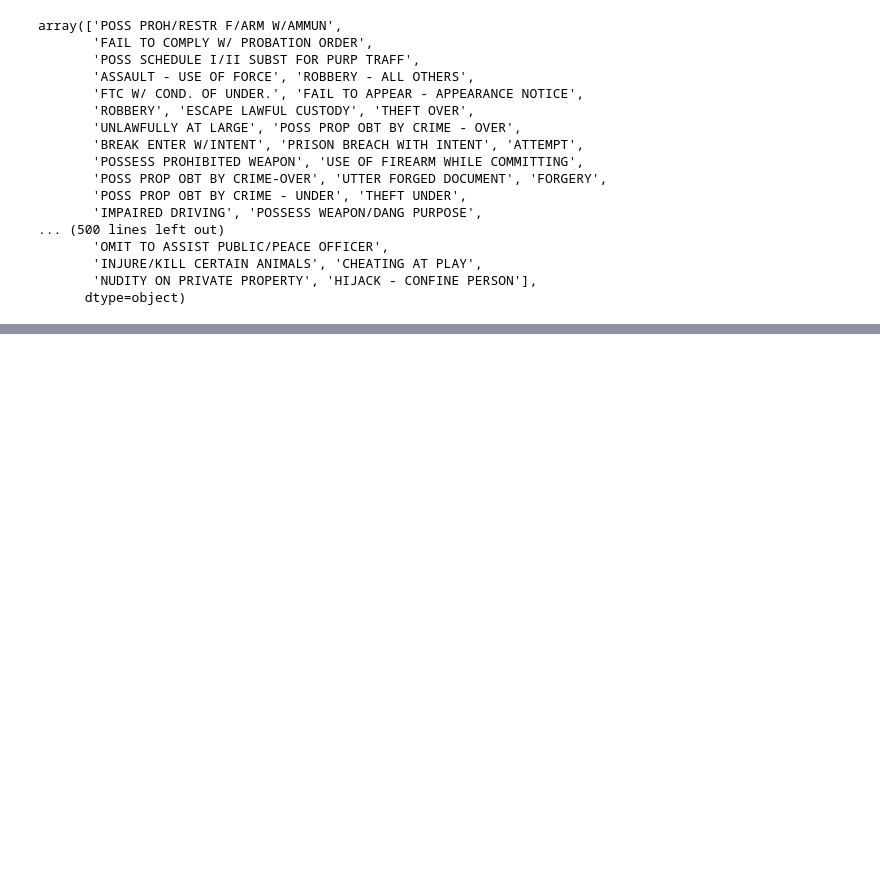
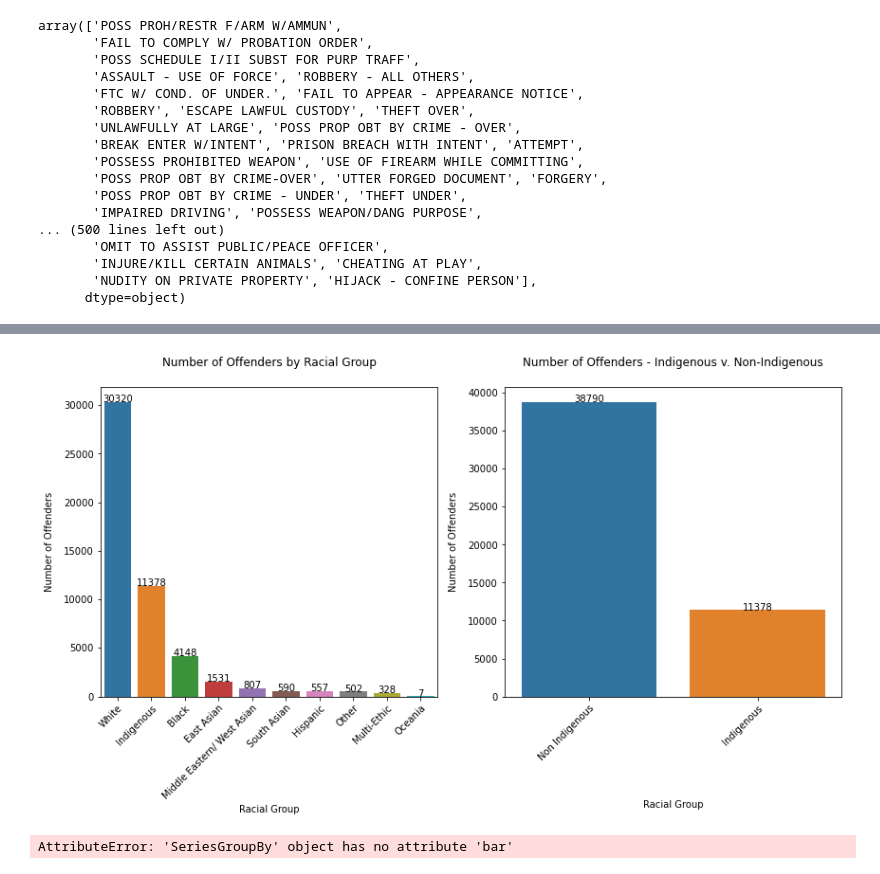
Before and after one commit to anastasiabizyayeva/Bias_Behind_Bars, a Jupyter notebook: EDA.ipynb, the cells around one changed output, grey strips where cells are left out. Drawn from its saved outputs; the diff is of its cells as text; code cells hidden in the pictures; blank space fills up the shorter version.

Commit message:
defined function for adding values to graphs

```diff
--- a/EDA.ipynb
+++ b/EDA.ipynb
@@ -123,0 +131,3 @@ Let's get a sense of how many individual records vs. offenders in the dataset.
+# %%
+df_off = df.groupby(['OFFENDER NUMBER', 'RACE GROUPING', 'RACIAL CATEGORY'])['OFFENCE ID'].count().reset_index()
+df_off.head()
@@ -123,0 +141,45 @@ Let's get a sense of how many individual records vs. offenders in the dataset.
+# %%
+sns.color_palette("colorblind")
+
+def show_values_on_bars(axis):
+    def _show_on_single_plot(ax):
+        for p in ax.patches:
+            _x = p.get_x() + p.get_width() / 2
+            _y = p.get_y() + p.get_height()
+            value = '{:}'.format(p.get_height())
+            ax.text(_x, _y, value, ha="center")
+
+    if isinstance(axis, np.ndarray):
+        for idx, ax in np.ndenumerate(axis):
+            _show_on_single_plot(ax)
+    else:
+        _show_on_single_plot(axis)
+
+fig, ax = plt.subplots(1,2, figsize = (14,6))
+
+#Set figure size
+
+#First countplot
+ax[0].set_title('Number of Offenders by Racial Group', fontsize= 12, y =1.05)
+sns.countplot(x='RACIAL CATEGORY', data=df_off, order = df_off['RACIAL CATEGORY'].value_counts().index, ax=ax[0])
+ax[0].set_xticklabels(ax[0].get_xticklabels(), rotation=45, ha="right",rotation_mode='anchor')
+show_values_on_bars(ax[0])
+ax[0].set_xlabel("Racial Group")
+ax[0].set_ylabel("Number of Offenders",labelpad=10)
+
+#Second countplot
+
+ax[1].set_title("Number of Offenders - Indigenous v. Non-Indigenous", fontsize=12, y=1.05)
+sns.countplot(x='RACE GROUPING', data=df_off, order = df_off['RACE GROUPING'].value_counts().index, ax=ax[1])
+ax[1].set_xticklabels(ax[1].get_xticklabels(), rotation=45, ha="right",rotation_mode='anchor')
+show_values_on_bars(ax[1])
+ax[1].set_xlabel("Racial Group", labelpad=40)
+ax[1].set_ylabel("Number of Offenders",labelpad=10)
+
+plt.show()
+# %% [output]
+[figure, added]
+# %%
+df.groupby('OFFENDER NUMBER')['RACIAL CATEGORY'].bar(legend=True)
+# %% [output]
+AttributeError: 'SeriesGroupBy' object has no attribute 'bar'
```
Also changed, not shown: parts of 5 cells of this notebook, 1 other file.
